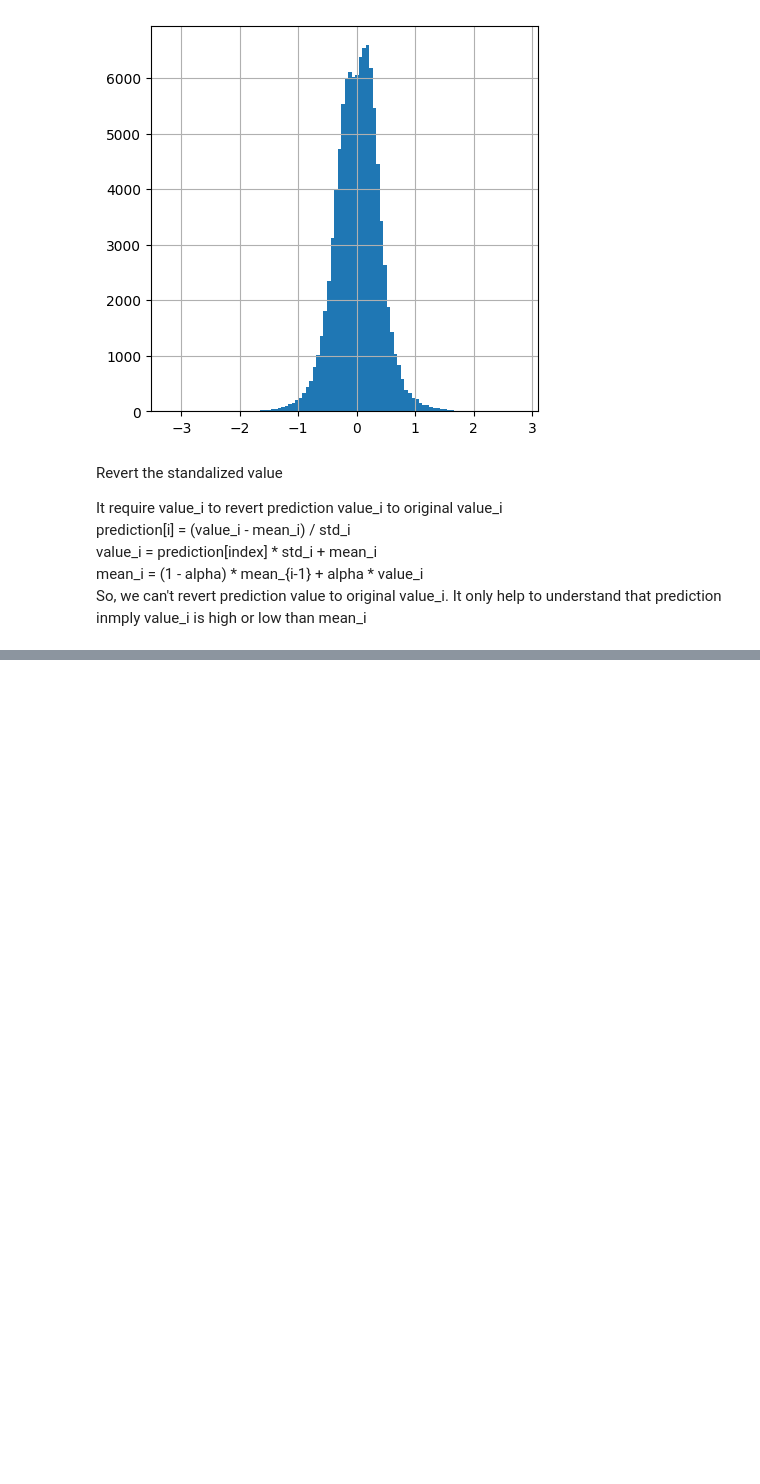
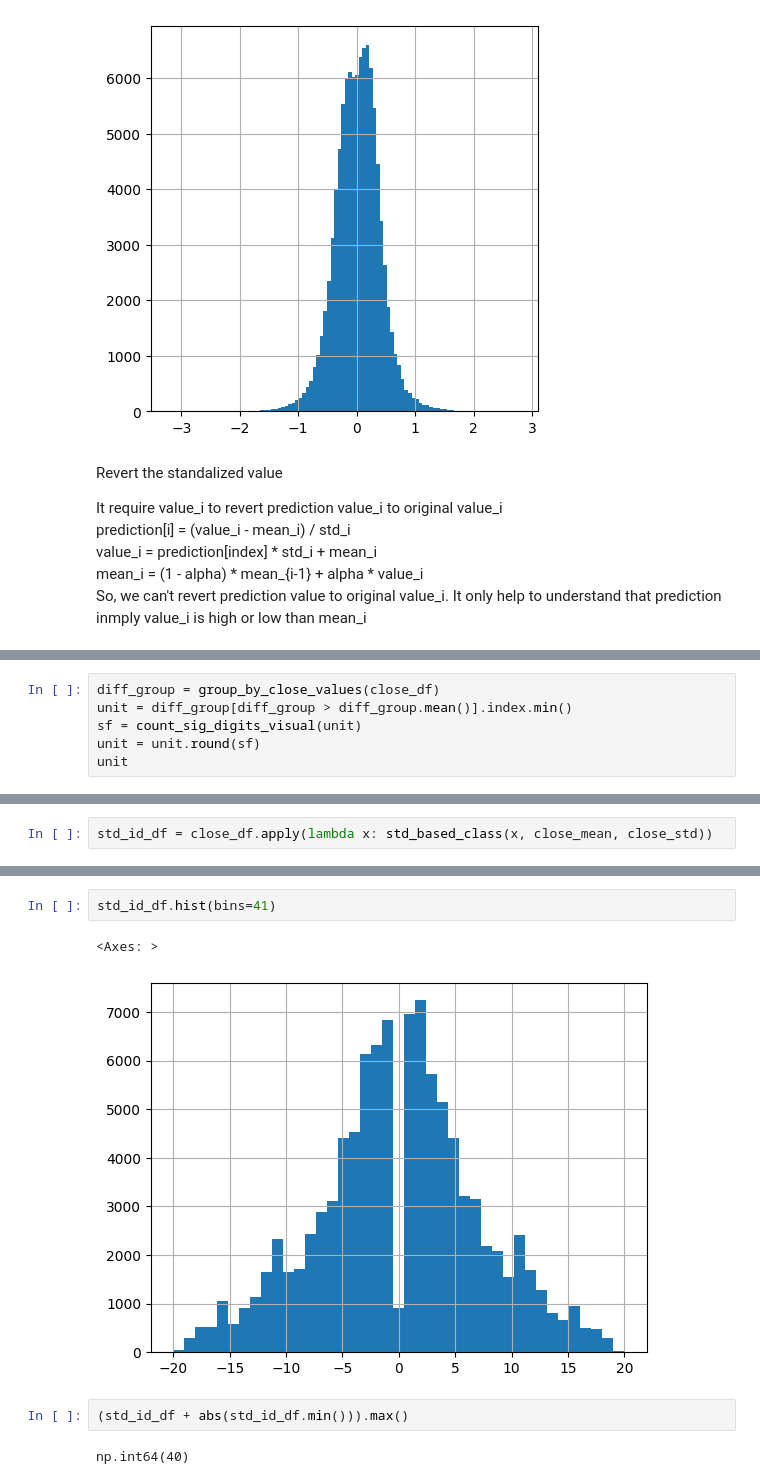
Before and after one commit to Naradice/stocknet_study, a Jupyter notebook: Utility/Standalization.ipynb, the cells around one changed output, grey strips where cells are left out. Cells and saved outputs as stored; diff of their text form; blank space fills up the shorter version.

```diff
--- a/Utility/Standalization.ipynb
+++ b/Utility/Standalization.ipynb
@@ -142,0 +218,6 @@ So, we can't revert prediction value to original value_i. It only help to unders
+# %%
+diff_group = group_by_close_values(close_df)
+unit = diff_group[diff_group > diff_group.mean()].index.min()
+sf = count_sig_digits_visual(unit)
+unit = unit.round(sf)
+unit
@@ -142,0 +307,2 @@ So, we can't revert prediction value to original value_i. It only help to unders
+# %%
+std_id_df = close_df.apply(lambda x: std_based_class(x, close_mean, close_std))
@@ -142,0 +319,9 @@ So, we can't revert prediction value to original value_i. It only help to unders
+# %%
+std_id_df.hist(bins=41)
+# %% [output]
+<Axes: >
+[figure, added]
+# %%
+(std_id_df + abs(std_id_df.min())).max()
+# %% [output]
+np.int64(40)
```
Also changed, not shown: parts of 16 cells of this notebook.
